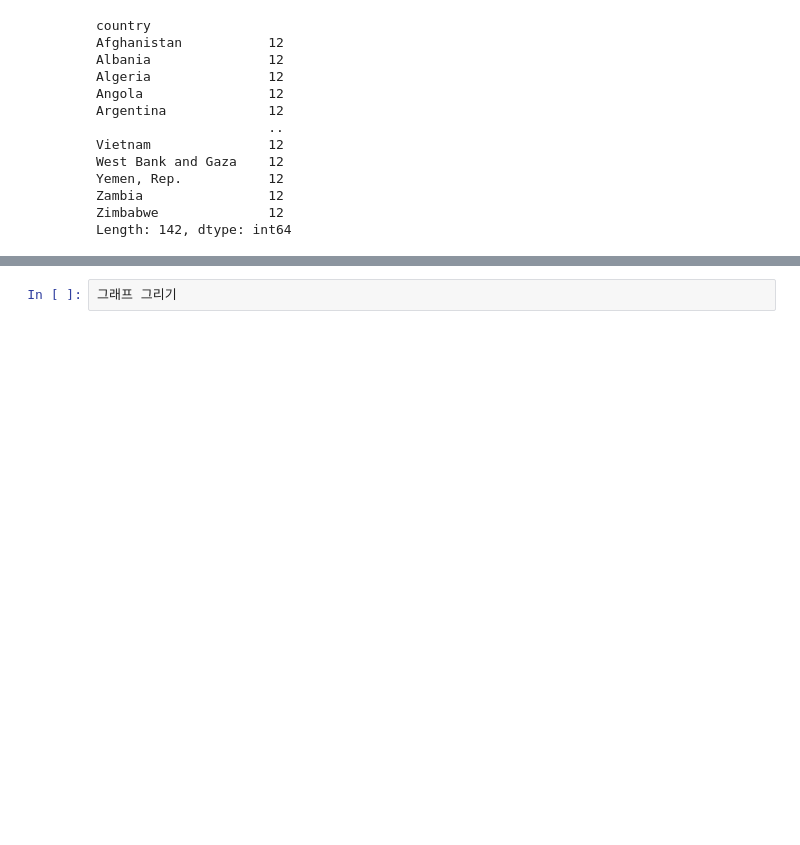
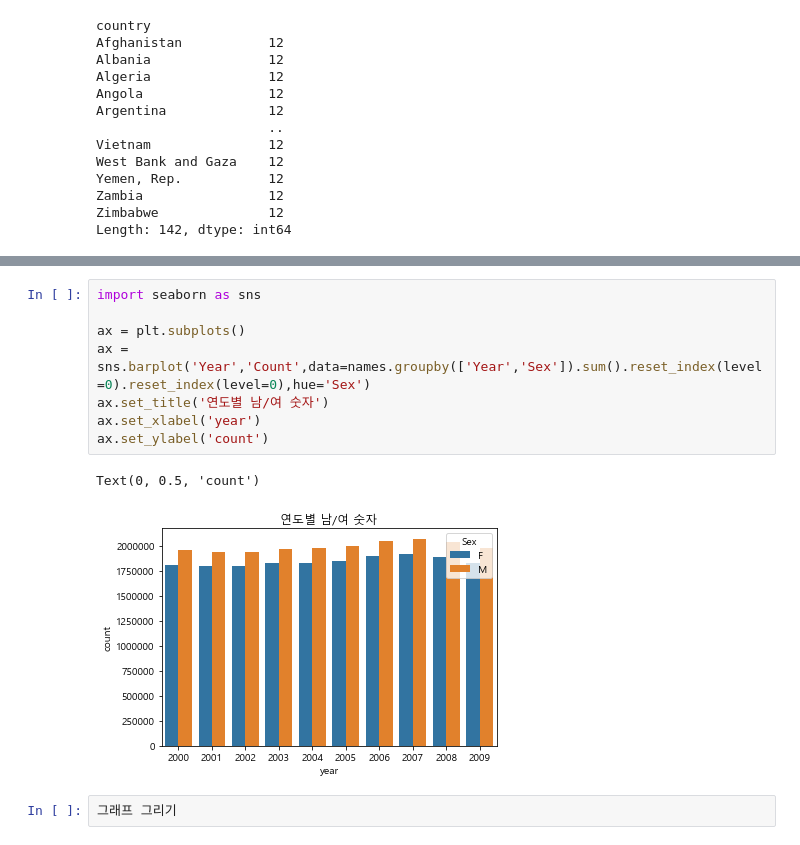
Before and after one commit to Minsik113/Python-Study, a Jupyter notebook: Book_doit_JumpToPython/test.ipynb, the cells around one changed output, grey strips where cells are left out. Saved outputs shown, nothing was run; the diff lists cells and outputs as text; blank space fills up the shorter version.

```diff
--- a/Book_doit_JumpToPython/test.ipynb
+++ b/Book_doit_JumpToPython/test.ipynb
@@ -40,2 +183,13 @@ Length: 142, dtype: int64
+# %%
+import seaborn as sns
+
+ax = plt.subplots()
+ax = sns.barplot('Year','Count',data=names.groupby(['Year','Sex']).sum().reset_index(level=0).reset_index(level=0),hue='Sex')
+ax.set_title('연도별 남/여 숫자')
+ax.set_xlabel('year')
+ax.set_ylabel('count')
+# %% [output]
+Text(0, 0.5, 'count')
+[figure, added]
 # %%
 그래프 그리기
```
Also changed, not shown: parts of 18 cells of this notebook, 4 other files.
